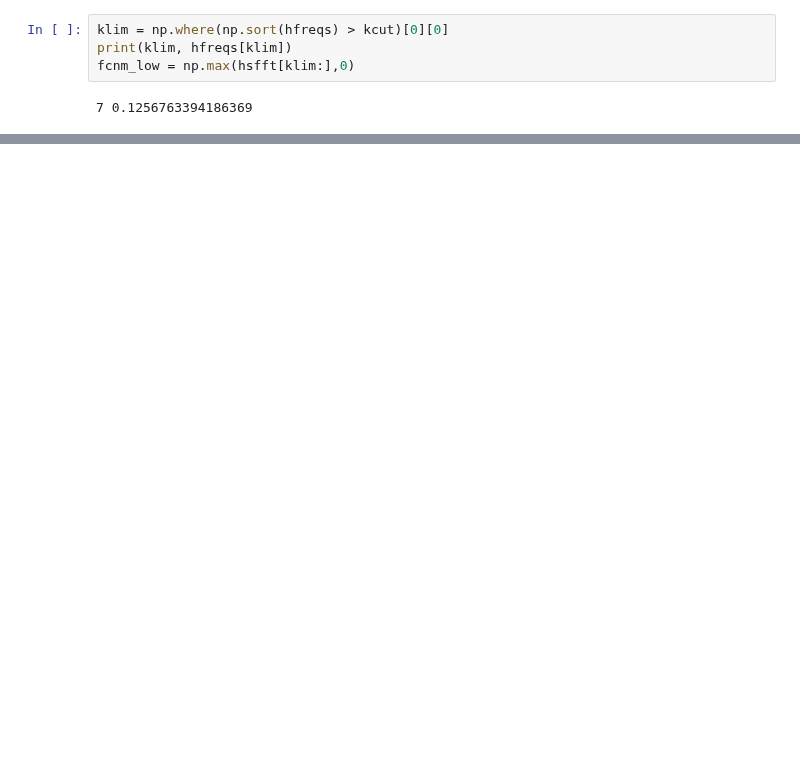
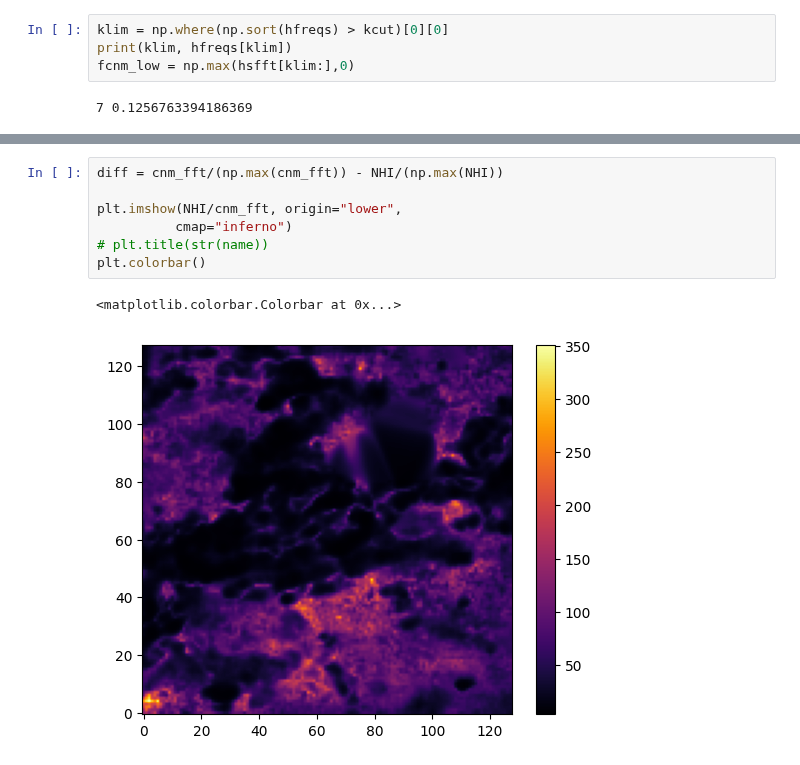
Before and after one commit to lukavujeva/ast425, a Jupyter notebook: Marchal_et_al_2022b.ipynb, the cells around one changed output, grey strips where cells are left out. Cells and saved outputs as stored; diff of their text form; blank space fills up the shorter version.

```diff
--- a/Marchal_et_al_2022b.ipynb
+++ b/Marchal_et_al_2022b.ipynb
@@ -133,0 +176,10 @@ plt.colorbar()
+# %%
+diff = cnm_fft/(np.max(cnm_fft)) - NHI/(np.max(NHI))
+
+plt.imshow(NHI/cnm_fft, origin="lower",
+          cmap="inferno")
+# plt.title(str(name))
+plt.colorbar()
+# %% [output]
+<matplotlib.colorbar.Colorbar at 0x...>
+[figure, added]
```
Also changed, not shown: parts of 11 cells of this notebook.
